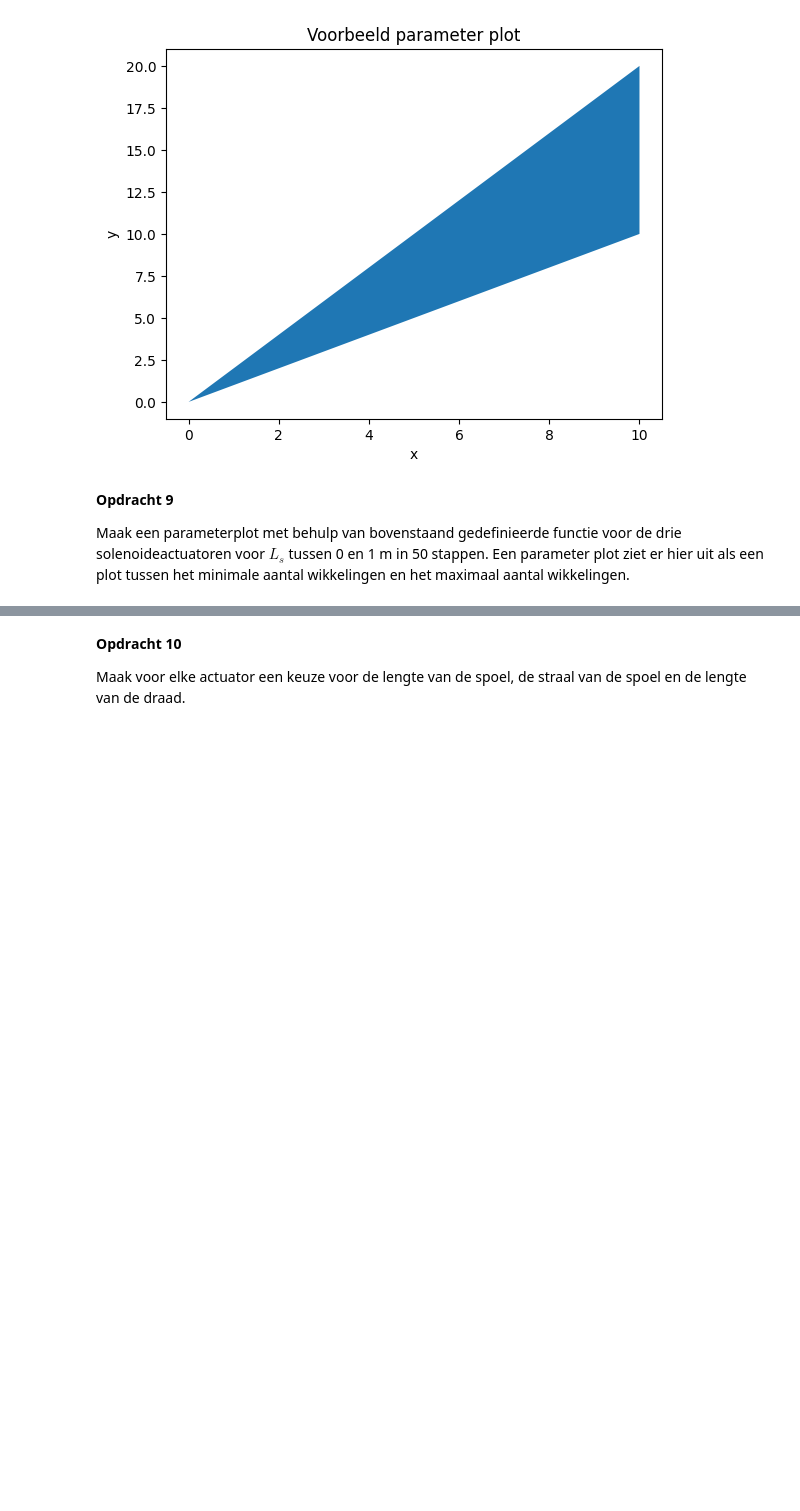
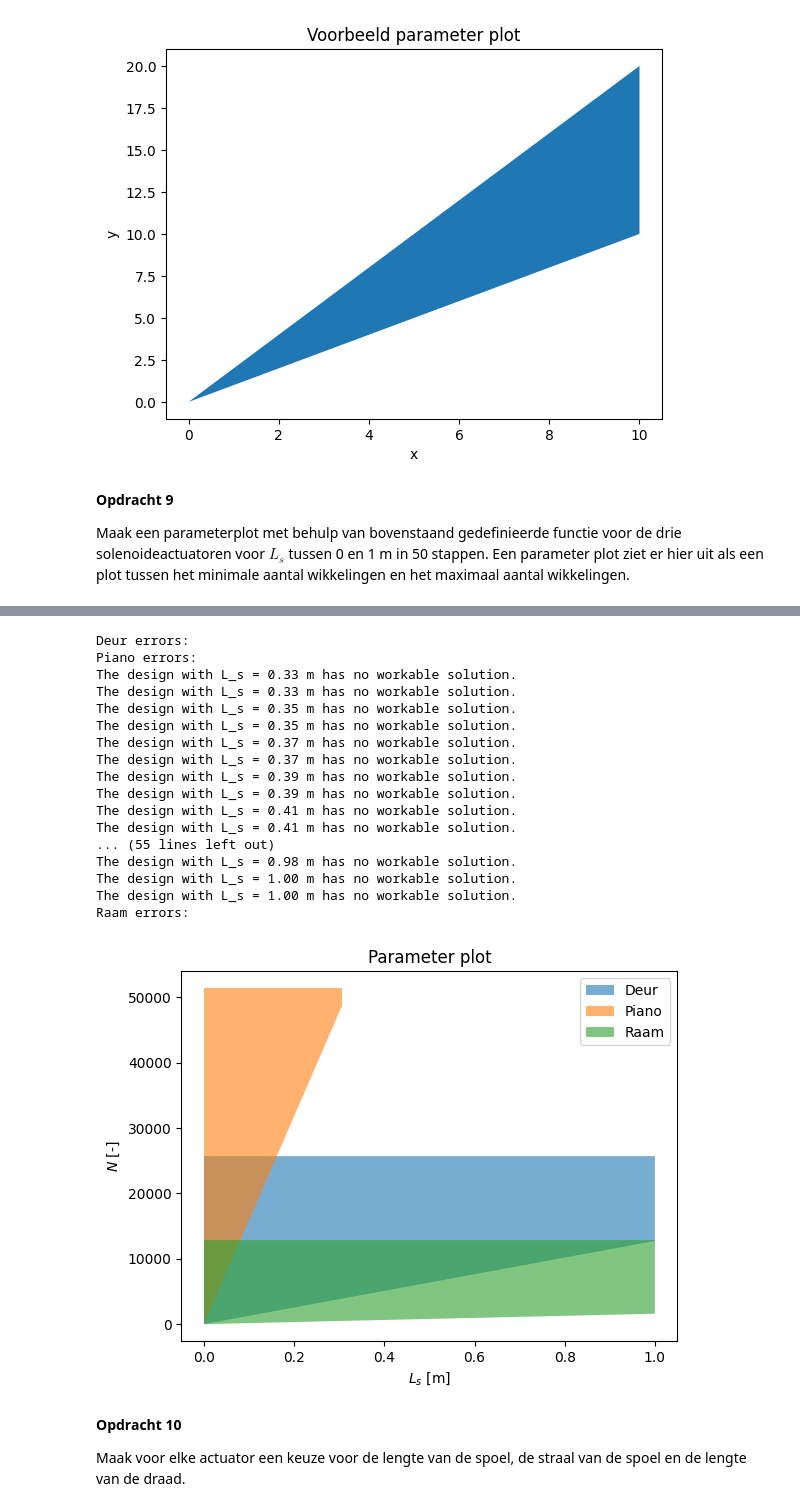
Before and after one commit to thaak123/THAAK-opdrachten-DEF-D, a Jupyter notebook: 2KrachtactuatorOpdracht/2KrachtactuatorOpdracht/KrachtactuatorOpdracht.ipynb, the cells around one changed output, grey strips where cells are left out. Cells and saved outputs as stored; diff of their text form; code cells hidden in the pictures; blank space fills up the shorter version.

```diff
--- a/2KrachtactuatorOpdracht/2KrachtactuatorOpdracht/KrachtactuatorOpdracht.ipynb
+++ b/2KrachtactuatorOpdracht/2KrachtactuatorOpdracht/KrachtactuatorOpdracht.ipynb
@@ -300,3 +300,63 @@ plt.show()
+# %%
+L_s_arr = np.linspace(0,1,50)
+
+N_min_arr_deur = []
+N_max_arr_deur = []
+N_min_arr_piano = []
+N_max_arr_piano = []
+N_min_arr_raam = []
+N_max_arr_raam = []
+
+print("Deur errors:")
+for i in L_s_arr:
+    N_min_deur = aantal_wikkelingen(i, r_deur, r_draad_deur, I_deur)[0] # Minimale eis
+    N_max_deur = aantal_wikkelingen(i, r_deur, r_draad_deur, I_deur)[1] # Maximale eis
+    N_min_arr_deur.append(N_min_deur)
+    N_max_arr_deur.append(N_max_deur)
+
+print("Piano errors:")
+for i in L_s_arr:
+    N_min_piano = aantal_wikkelingen(i, r_piano, r_draad_piano, I_piano)[0] # Minimale eis
+    N_max_piano = aantal_wikkelingen(i, r_piano, r_draad_piano, I_piano)[1] # Maximale eis
+    N_min_arr_piano.append(N_min_piano)
+    N_max_arr_piano.append(N_max_piano)
+
+print("Raam errors:")
+for i in L_s_arr:
+    N_min_raam = aantal_wikkelingen(i, r_raam, r_draad_raam, I_raam)[0] # Minimale eis
+    N_max_raam = aantal_wikkelingen(i, r_raam, r_draad_raam, I_raam)[1] # Maximale eis
+    N_min_arr_raam.append(N_min_raam)
+    N_max_arr_raam.append(N_max_raam)
+
+
+plt.figure()
+plt.fill_between(L_s_arr, N_min_arr_deur, N_max_arr_deur, alpha = 0.6, label="Deur") # De ruimte tussen de eisen vullen
+plt.fill_between(L_s_arr, N_min_arr_piano, N_max_arr_piano, alpha = 0.6, label="Piano") # De ruimte tussen de eisen vullen
+plt.fill_between(L_s_arr, N_min_arr_raam, N_max_arr_raam, alpha = 0.6, label="Raam") # De ruimte tussen de eisen vullen
+plt.title("Parameter plot")
+plt.xlabel(r"$L_s$ [m]")
+plt.ylabel(r"$N$ [-]")
+plt.legend()
+plt.show()
+# %% [output]
+Deur errors:
+Piano errors:
+The design with L_s = 0.33 m has no workable solution.
+The design with L_s = 0.33 m has no workable solution.
+The design with L_s = 0.35 m has no workable solution.
+The design with L_s = 0.35 m has no workable solution.
+The design with L_s = 0.37 m has no workable solution.
+The design with L_s = 0.37 m has no workable solution.
+The design with L_s = 0.39 m has no workable solution.
+The design with L_s = 0.39 m has no workable solution.
+The design with L_s = 0.41 m has no workable solution.
+The design with L_s = 0.41 m has no workable solution.
+... (55 lines left out)
+The design with L_s = 0.98 m has no workable solution.
+The design with L_s = 1.00 m has no workable solution.
+The design with L_s = 1.00 m has no workable solution.
+Raam errors:
+[figure, added]
 # %% [markdown]
 **Opdracht 10**
 
```
Also changed, not shown: parts of 2 cells of this notebook.
